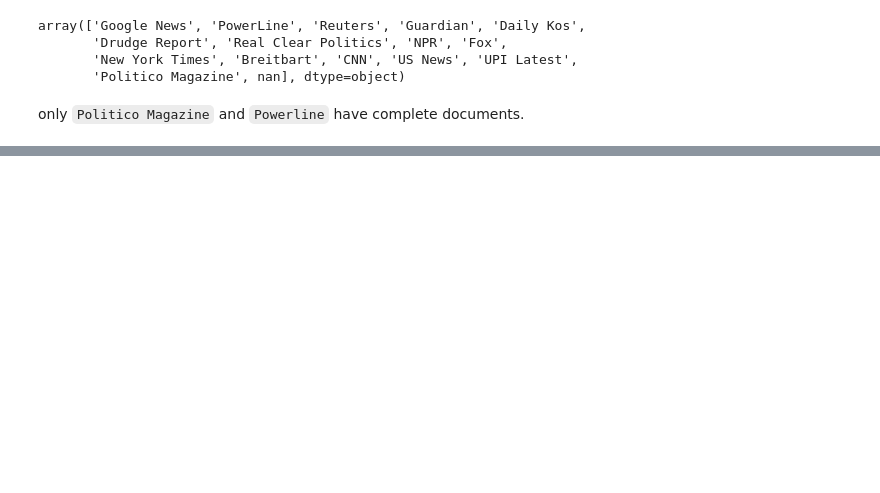
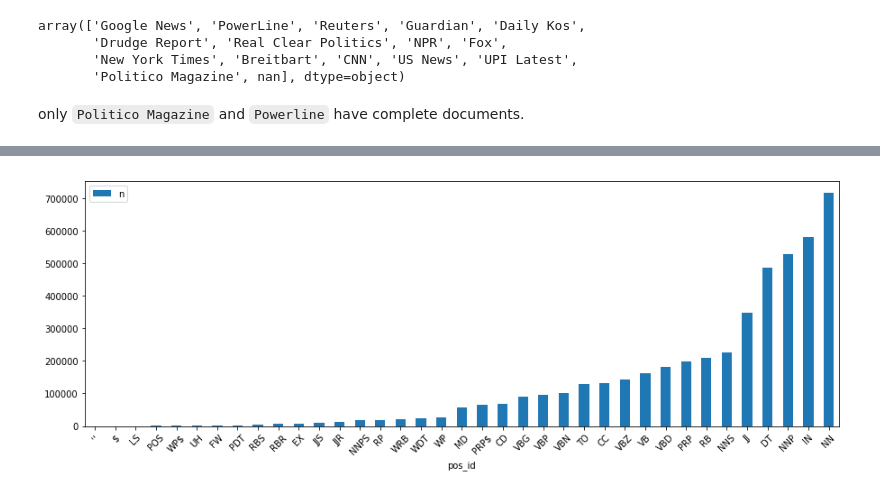
Before and after one commit to BeDSmonster/ETA, a Jupyter notebook: news.ipynb, the cells around one changed output, grey strips where cells are left out. Drawn from its saved outputs; the diff is of its cells as text; code cells hidden in the pictures; blank space fills up the shorter version.

```diff
--- a/news.ipynb
+++ b/news.ipynb
@@ -113,0 +181,3 @@ data.doc_url[50]
+# %%
+VOCAB['stop'] = VOCAB.term_str.map(sw.dummy)
+VOCAB['stop'] = VOCAB['stop'].fillna(0).astype('int')
@@ -113,0 +201,12 @@ data.doc_url[50]
+# %%
+from nltk.stem.porter import PorterStemmer
+stemmer1 = PorterStemmer()
+VOCAB['stem_porter'] = VOCAB.term_str.apply(stemmer1.stem)
+
+from nltk.stem.snowball import SnowballStemmer
+stemmer2 = SnowballStemmer("english")
+VOCAB['stem_snowball'] = VOCAB.term_str.apply(stemmer2.stem)
+
+from nltk.stem.lancaster import LancasterStemmer
+stemmer3 = LancasterStemmer()
+VOCAB['stem_lancaster'] = VOCAB.term_str.apply(stemmer3.stem)
@@ -113,0 +228,2 @@ data.doc_url[50]
+# %%
+TOKEN['term_id'] = TOKEN.term_str.map(VOCAB.reset_index().set_index('term_str').term_id)
@@ -113,0 +266,4 @@ data.doc_url[50]
+# %%
+POS = TOKEN.pos.value_counts().to_frame().rename(columns={'pos':'n'})
+POS.index.name = 'pos_id'
+POS.head()
@@ -113,0 +278,4 @@ data.doc_url[50]
+# %%
+POS.sort_values('n').plot.bar(y='n', figsize=(15,5), rot=45);
+# %% [output]
+[figure, added]
```
Also changed, not shown: parts of 54 cells of this notebook.
